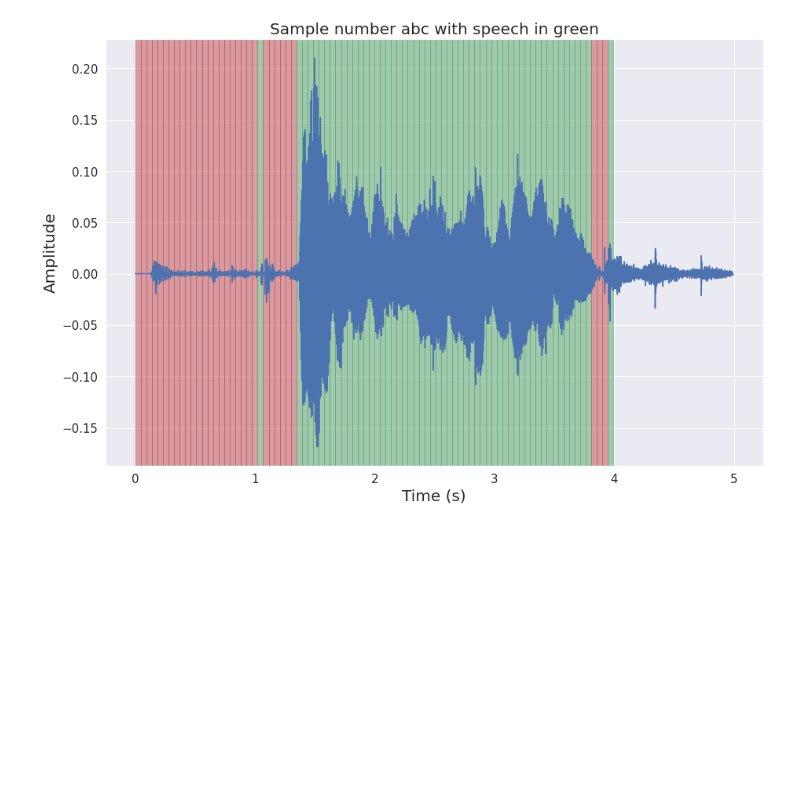
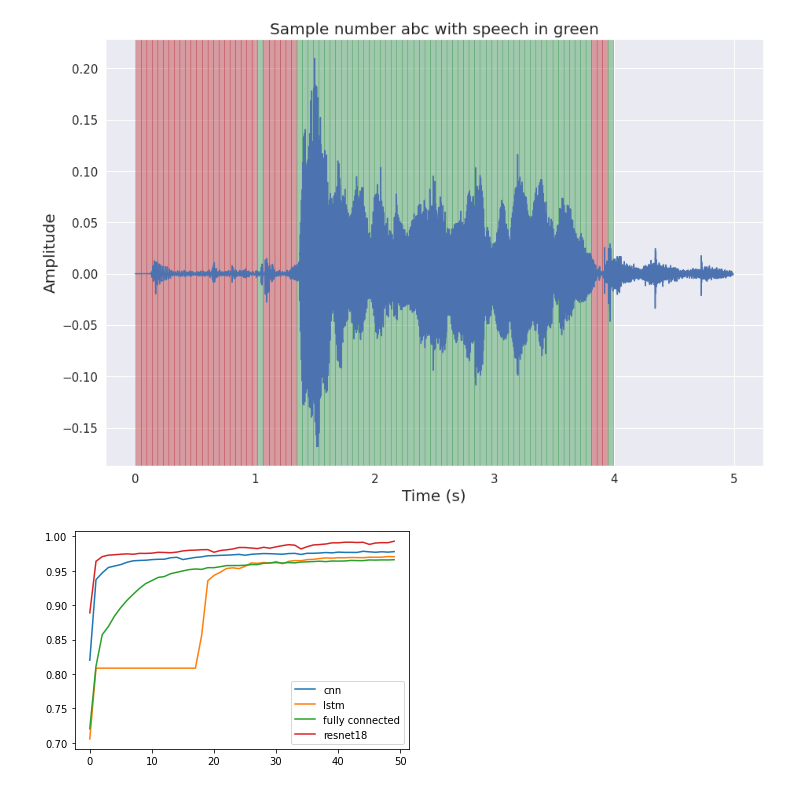
Before and after one commit to batuan/Audio_Challenge, a Jupyter notebook: Inference.ipynb, the cells around one changed output. Drawn from its saved outputs; the diff is of its cells as text; code cells hidden in the pictures; blank space fills up the shorter version.

```diff
--- a/Inference.ipynb
+++ b/Inference.ipynb
@@ -134,0 +138,16 @@ plt.show()
+# %%
+cnn_acc = np.loadtxt('./logs/cnn_acc.txt')
+lstm_acc = np.loadtxt('./logs/lstm_acc.txt')
+fully_acc = np.loadtxt('./logs/fully_acc.txt')
+resnet_acc = np.loadtxt('./logs/resnet_acc.txt')
+x = range(0, 50)
+# %%
+plt.plot(x, cnn_acc, label= "cnn")
+plt.plot(x, lstm_acc, label= "lstm")
+plt.plot(x, fully_acc, label= "fully connected")
+plt.plot(x, resnet_acc, label= "resnet18")
+plt.legend()
+plt.savefig('train_accuracy.png', dpi=300)
+plt.show()
+# %% [output]
+[figure, added]
```
Also changed, not shown: parts of 2 cells of this notebook, 15 other files.
